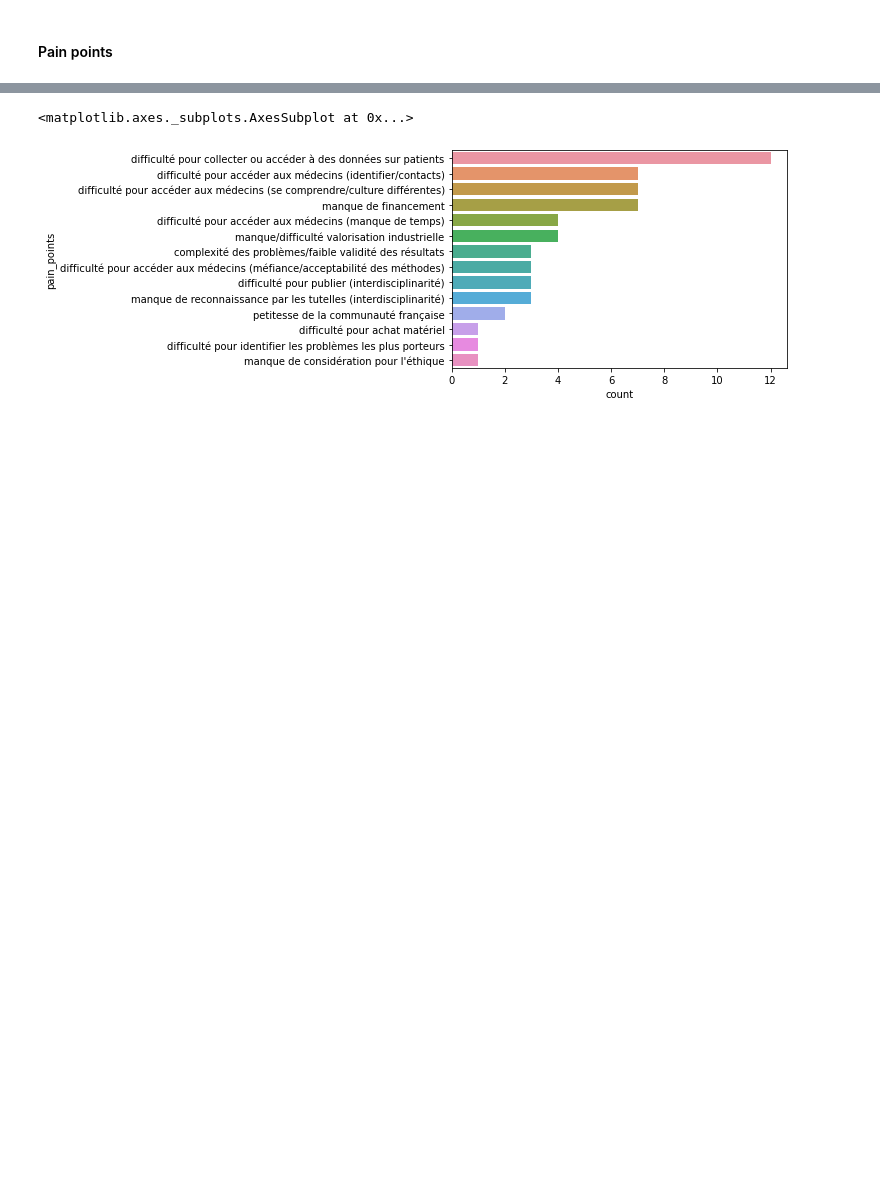
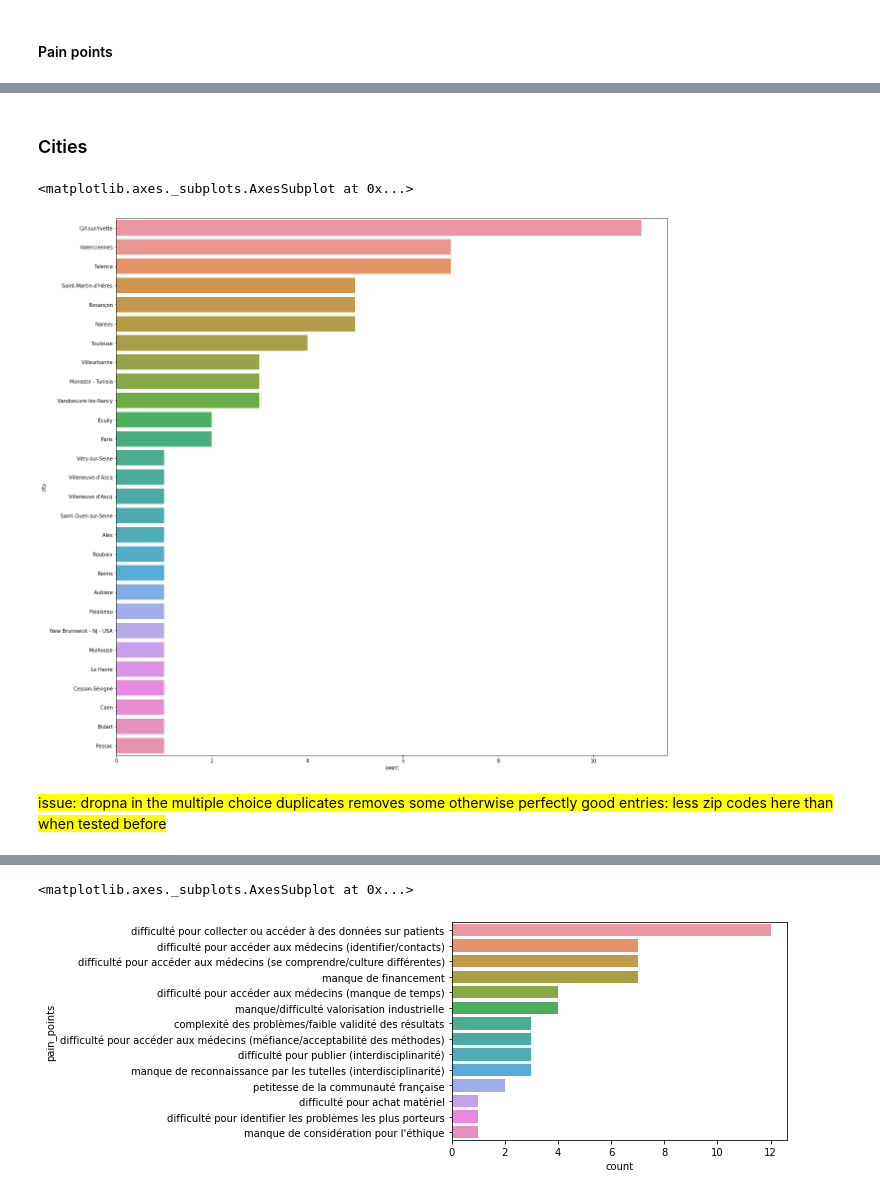
Before and after one commit to neuro-team-femto/auto_sante, a Jupyter notebook: analysis.ipynb, the cells around one changed output, grey strips where cells are left out. Cells and saved outputs as stored; diff of their text form; code cells hidden in the pictures; blank space fills up the shorter version.

```diff
--- a/analysis.ipynb
+++ b/analysis.ipynb
@@ -725,0 +672,13 @@ question_df = question_df.dropna(subset=['pain_points']) # this removes duplicat
+# %% [markdown]
+### Cities
+# %%
+plt.figure(figsize=(20,20))
+sns.countplot(y="city",
+              order = questions_df.groupby(['city']).respondent.nunique().reset_index().sort_values(by='respondent',
+                                                                                                     ascending=False).city,
+              data=questions_df.drop_duplicates(subset=['respondent','city'], keep='first'))
+# %% [output]
+<matplotlib.axes._subplots.AxesSubplot at 0x...>
+[figure, added]
+# %% [markdown]
+<mark> issue: dropna in the multiple choice duplicates removes some otherwise perfectly good entries: less zip codes here than when tested before </mark>
```
Also changed, not shown: parts of 74 cells of this notebook.
